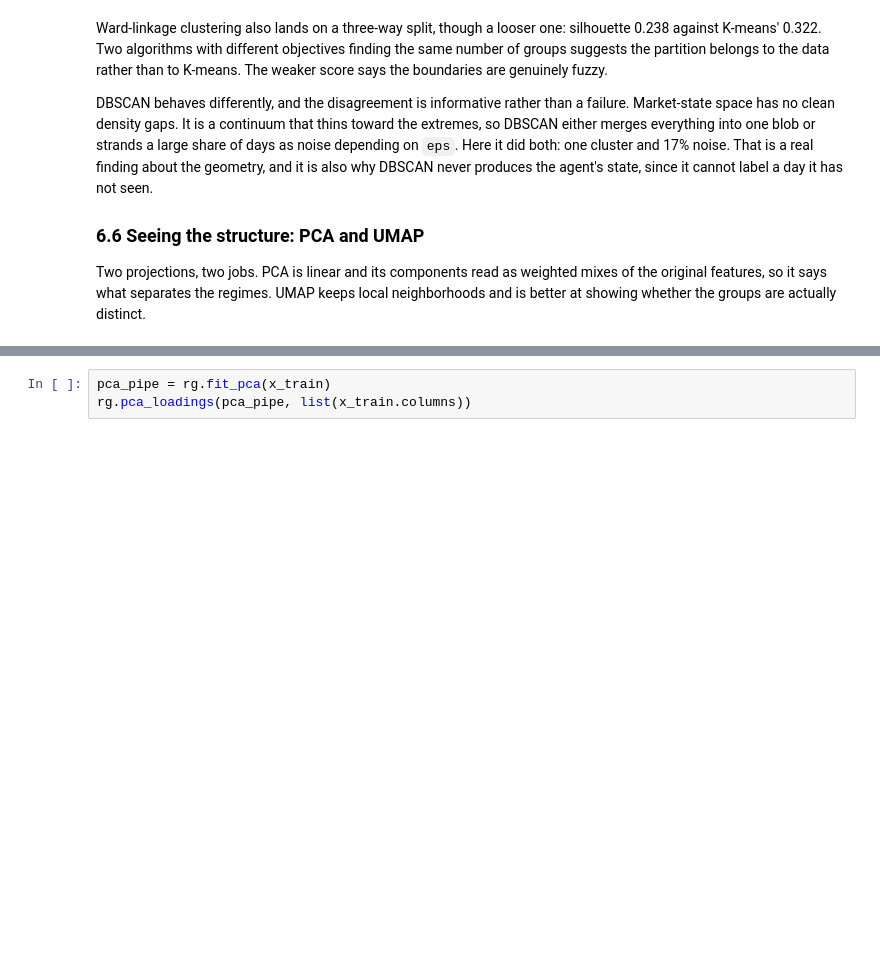
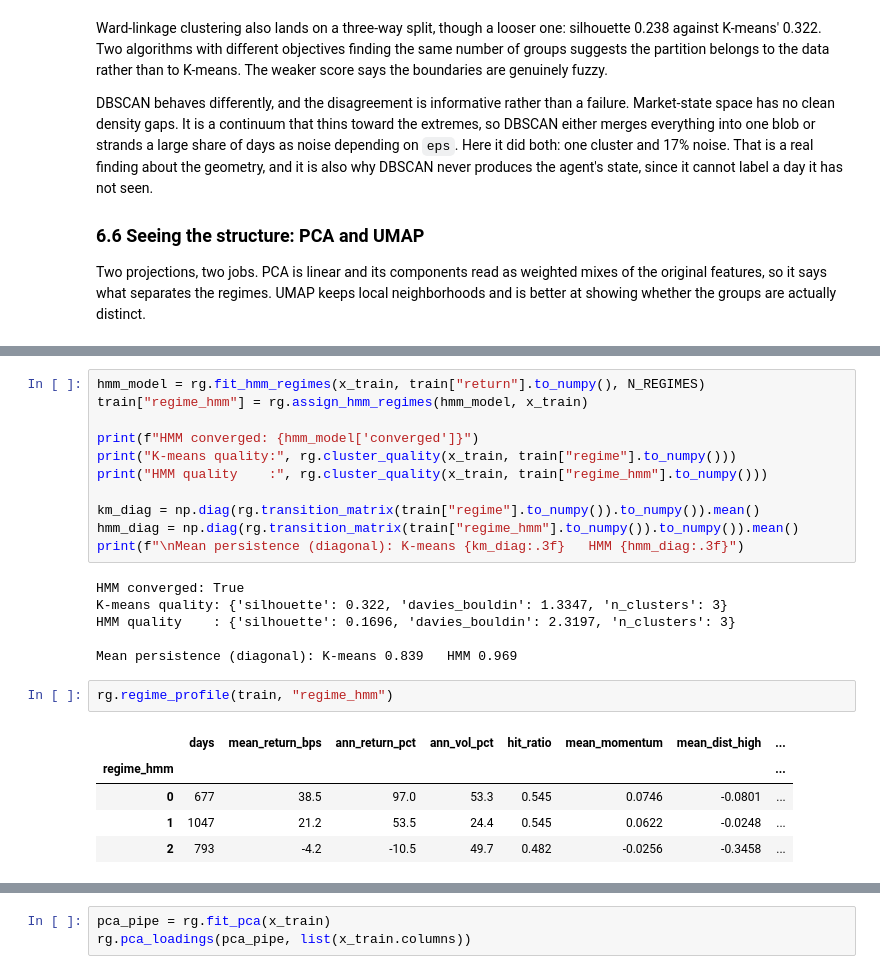
Before and after one commit to husein-loubani/nvda-regimes-rl, a Jupyter notebook: notebooks/nvda_regimes_rl.ipynb, the cells around one changed output, grey strips where cells are left out. Cells and saved outputs as stored; diff of their text form; blank space fills up the shorter version.

```diff
--- a/notebooks/nvda_regimes_rl.ipynb
+++ b/notebooks/nvda_regimes_rl.ipynb
@@ -400,0 +408,25 @@ Two projections, two jobs. PCA is linear and its components read as weighted mix
+# %%
+hmm_model = rg.fit_hmm_regimes(x_train, train["return"].to_numpy(), N_REGIMES)
+train["regime_hmm"] = rg.assign_hmm_regimes(hmm_model, x_train)
+
+print(f"HMM converged: {hmm_model['converged']}")
+print("K-means quality:", rg.cluster_quality(x_train, train["regime"].to_numpy()))
+print("HMM quality    :", rg.cluster_quality(x_train, train["regime_hmm"].to_numpy()))
+
+km_diag = np.diag(rg.transition_matrix(train["regime"].to_numpy()).to_numpy()).mean()
+hmm_diag = np.diag(rg.transition_matrix(train["regime_hmm"].to_numpy()).to_numpy()).mean()
+print(f"\nMean persistence (diagonal): K-means {km_diag:.3f}   HMM {hmm_diag:.3f}")
+# %% [output]
+HMM converged: True
+K-means quality: {'silhouette': 0.322, 'davies_bouldin': 1.3347, 'n_clusters': 3}
+HMM quality    : {'silhouette': 0.1696, 'davies_bouldin': 2.3197, 'n_clusters': 3}
+
+Mean persistence (diagonal): K-means 0.839   HMM 0.969
+# %%
+rg.regime_profile(train, "regime_hmm")
+# %% [output]
+|  | days | mean_return_bps | ann_return_pct | ann_vol_pct | hit_ratio | mean_momentum | mean_dist_high | ... |
+| regime_hmm |  |  |  |  |  |  |  | ... |
+| 0 | 677 | 38.5 | 97.0 | 53.3 | 0.545 | 0.0746 | -0.0801 | ... |
+| 1 | 1047 | 21.2 | 53.5 | 24.4 | 0.545 | 0.0622 | -0.0248 | ... |
+| 2 | 793 | -4.2 | -10.5 | 49.7 | 0.482 | -0.0256 | -0.3458 | ... |
```
Also changed, not shown: parts of 4 cells of this notebook, 2 other files.
